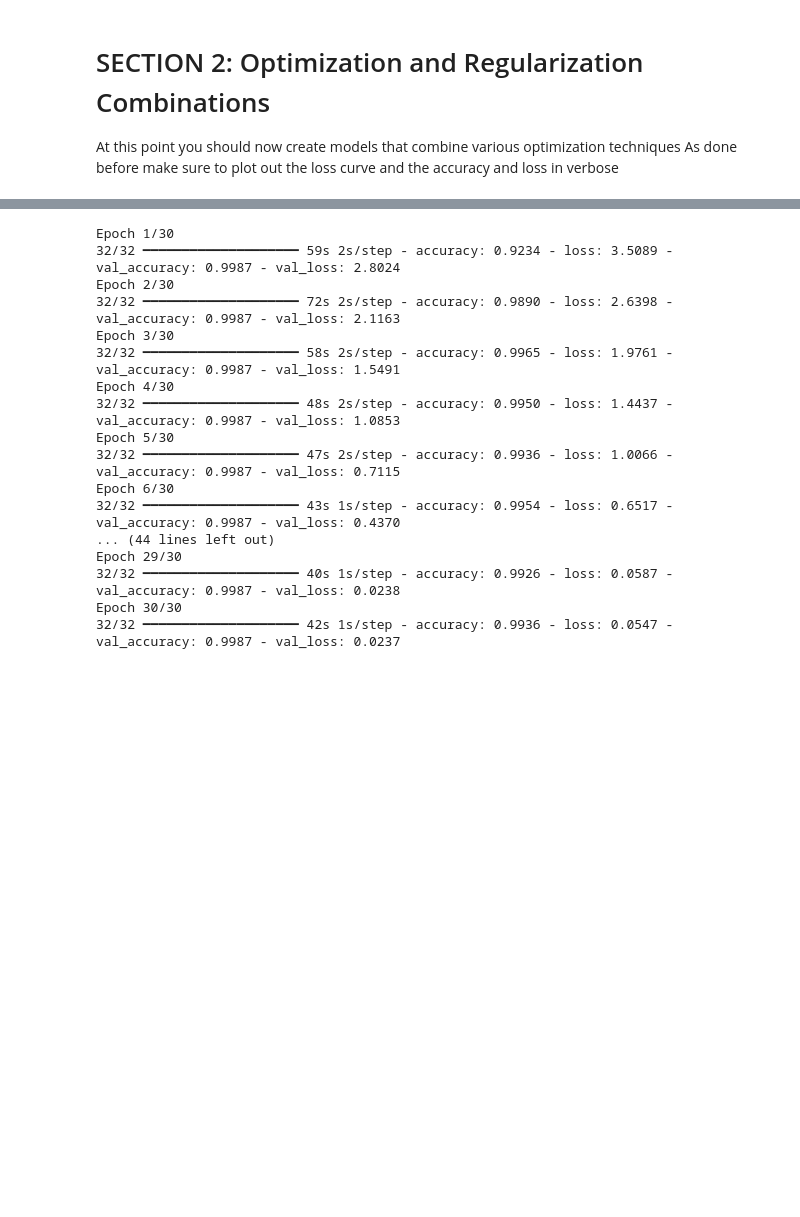
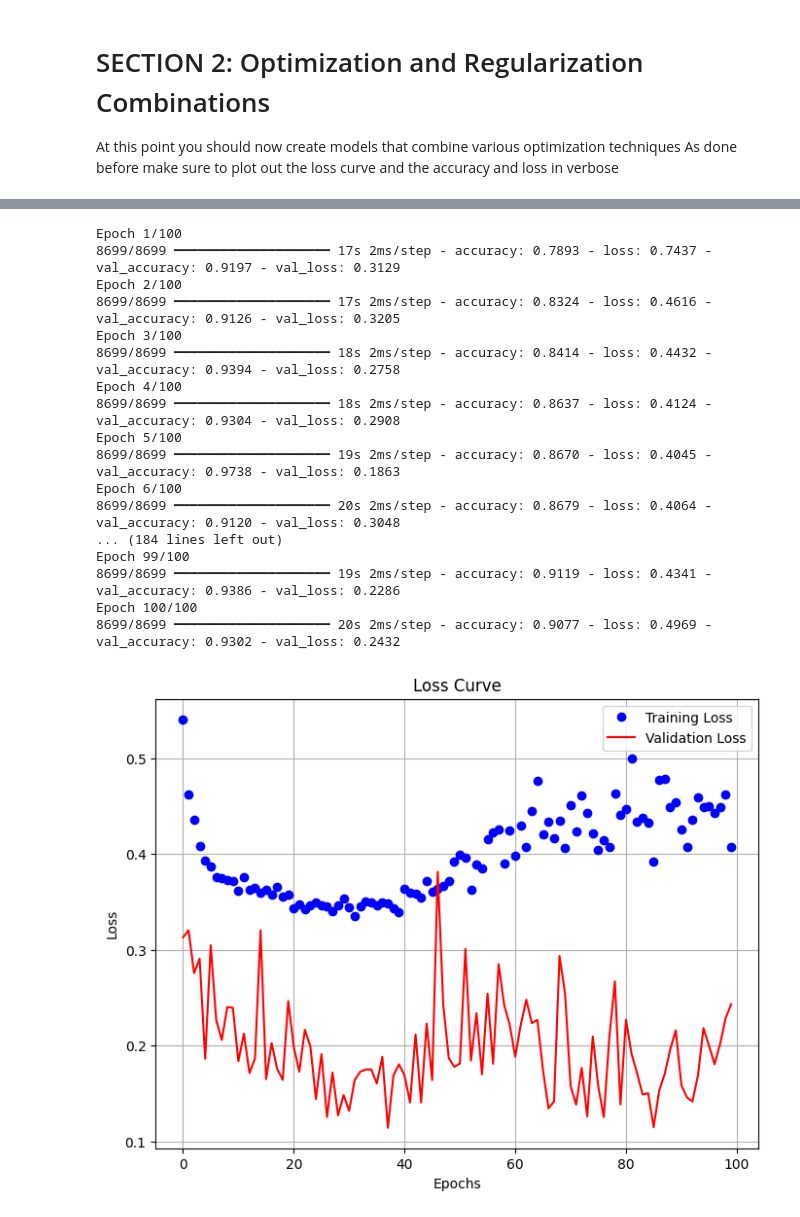
Before and after one commit to AkotoChristine/Online_Fraud_Detection, a Jupyter notebook: Summative_Intro_to_ml_[name_number]_assignment.ipynb, the cells around one changed output, grey strips where cells are left out. Saved outputs shown, nothing was run; the diff lists cells and outputs as text; code cells hidden in the pictures; blank space fills up the shorter version.

```diff
--- a/Summative_Intro_to_ml_[name_number]_assignment.ipynb
+++ b/Summative_Intro_to_ml_[name_number]_assignment.ipynb
@@ -281,22 +408,23 @@ Epoch 48/50
 # %%
 #Model 2: RMSprop optimizer, L1 regularization, No Early stopping
 model_2 = define_model(RMSprop, l1(0.01), False, 0.2, 0.001, [64, 32])
-history_2 = model_2.fit(X_train_scaled, y_train_resampled,  epochs=30, validation_data=(X_val, y_val))
+early_stopping = EarlyStopping(monitor='val_loss', patience=3)
+history_2 = model_2.fit(X_train, y_train, epochs=100, batch_size=512, verbose=1, class_weight=class_weights,validation_data=(X_val, y_val))
 # %% [output]
-Epoch 1/30
-32/32 ━━━━━━━━━━━━━━━━━━━━ 59s 2s/step - accuracy: 0.9234 - loss: 3.5089 - val_accuracy: 0.9987 - val_loss: 2.8024
-Epoch 2/30
-32/32 ━━━━━━━━━━━━━━━━━━━━ 72s 2s/step - accuracy: 0.9890 - loss: 2.6398 - val_accuracy: 0.9987 - val_loss: 2.1163
-Epoch 3/30
-32/32 ━━━━━━━━━━━━━━━━━━━━ 58s 2s/step - accuracy: 0.9965 - loss: 1.9761 - val_accuracy: 0.9987 - val_loss: 1.5491
-Epoch 4/30
-32/32 ━━━━━━━━━━━━━━━━━━━━ 48s 2s/step - accuracy: 0.9950 - loss: 1.4437 - val_accuracy: 0.9987 - val_loss: 1.0853
-Epoch 5/30
-32/32 ━━━━━━━━━━━━━━━━━━━━ 47s 2s/step - accuracy: 0.9936 - loss: 1.0066 - val_accuracy: 0.9987 - val_loss: 0.7115
-Epoch 6/30
-32/32 ━━━━━━━━━━━━━━━━━━━━ 43s 1s/step - accuracy: 0.9954 - loss: 0.6517 - val_accuracy: 0.9987 - val_loss: 0.4370
-... (44 lines left out)
-Epoch 29/30
-32/32 ━━━━━━━━━━━━━━━━━━━━ 40s 1s/step - accuracy: 0.9926 - loss: 0.0587 - val_accuracy: 0.9987 - val_loss: 0.0238
-Epoch 30/30
-32/32 ━━━━━━━━━━━━━━━━━━━━ 42s 1s/step - accuracy: 0.9936 - loss: 0.0547 - val_accuracy: 0.9987 - val_loss: 0.0237
+Epoch 1/100
+8699/8699 ━━━━━━━━━━━━━━━━━━━━ 17s 2ms/step - accuracy: 0.7893 - loss: 0.7437 - val_accuracy: 0.9197 - val_loss: 0.3129
+Epoch 2/100
+8699/8699 ━━━━━━━━━━━━━━━━━━━━ 17s 2ms/step - accuracy: 0.8324 - loss: 0.4616 - val_accuracy: 0.9126 - val_loss: 0.3205
+Epoch 3/100
+8699/8699 ━━━━━━━━━━━━━━━━━━━━ 18s 2ms/step - accuracy: 0.8414 - loss: 0.4432 - val_accuracy: 0.9394 - val_loss: 0.2758
+Epoch 4/100
+8699/8699 ━━━━━━━━━━━━━━━━━━━━ 18s 2ms/step - accuracy: 0.8637 - loss: 0.4124 - val_accuracy: 0.9304 - val_loss: 0.2908
+Epoch 5/100
+8699/8699 ━━━━━━━━━━━━━━━━━━━━ 19s 2ms/step - accuracy: 0.8670 - loss: 0.4045 - val_accuracy: 0.9738 - val_loss: 0.1863
+Epoch 6/100
+8699/8699 ━━━━━━━━━━━━━━━━━━━━ 20s 2ms/step - accuracy: 0.8679 - loss: 0.4064 - val_accuracy: 0.9120 - val_loss: 0.3048
+... (184 lines left out)
+Epoch 99/100
+8699/8699 ━━━━━━━━━━━━━━━━━━━━ 19s 2ms/step - accuracy: 0.9119 - loss: 0.4341 - val_accuracy: 0.9386 - val_loss: 0.2286
+Epoch 100/100
+8699/8699 ━━━━━━━━━━━━━━━━━━━━ 20s 2ms/step - accuracy: 0.9077 - loss: 0.4969 - val_accuracy: 0.9302 - val_loss: 0.2432
@@ -312,0 +431,4 @@ loss_curve_plot(model_4):
+# %%
+plot_loss_curve(history_2)
+# %% [output]
+[figure, added]
```
Also changed, not shown: parts of 39 cells of this notebook.
